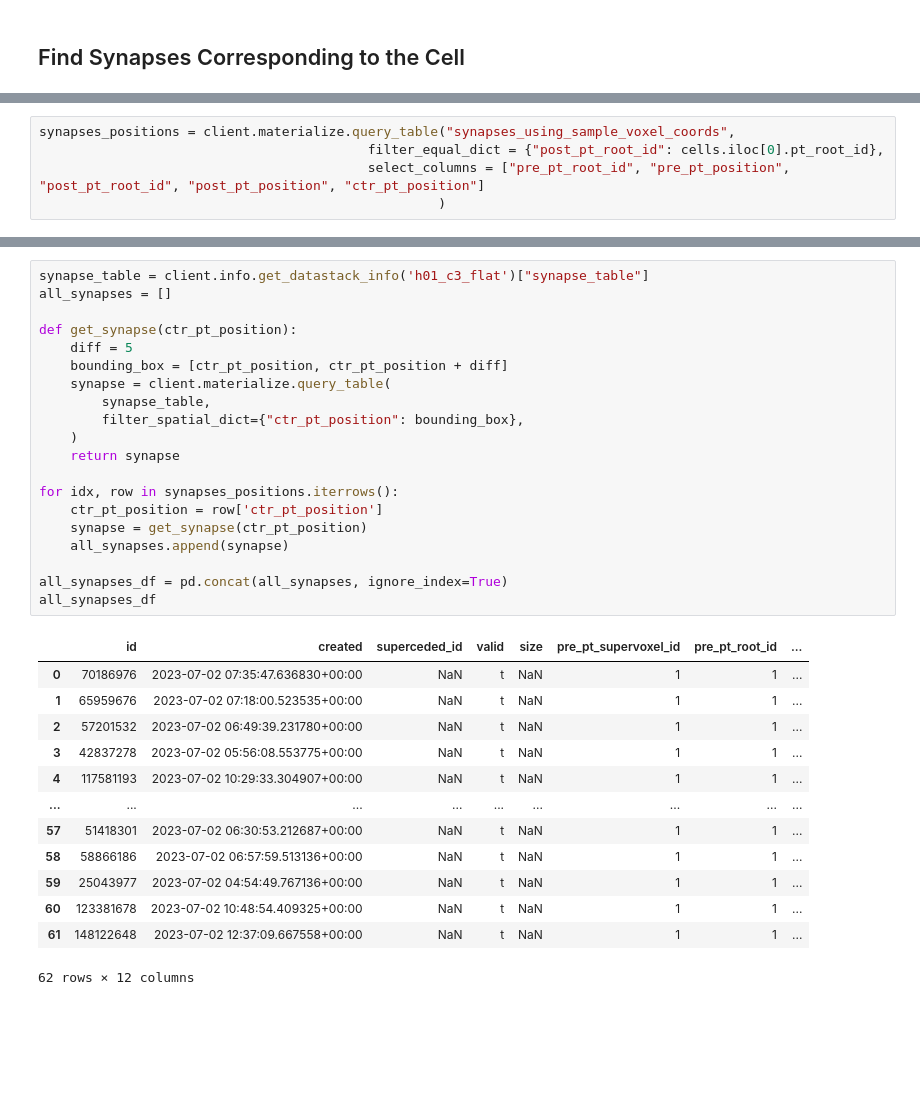
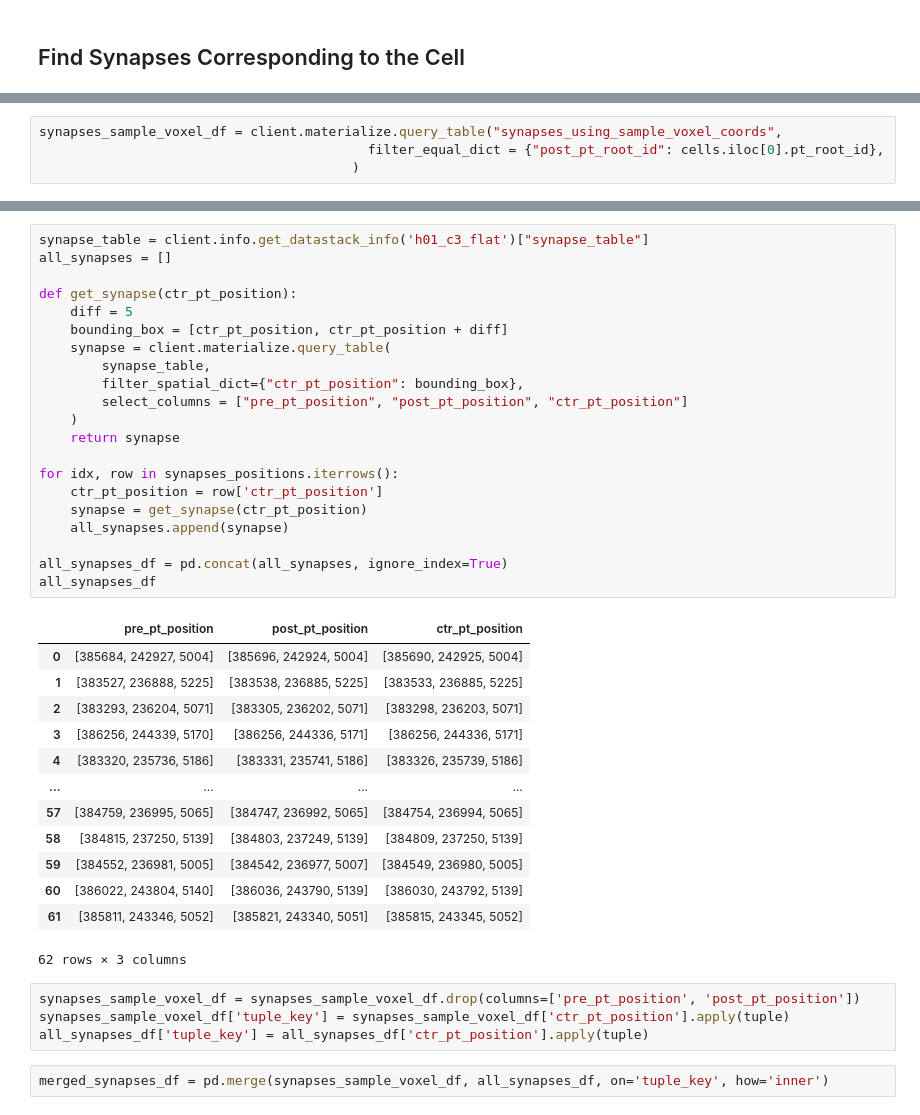
Before and after one commit to VCG/cave-scripts, a Jupyter notebook: notebooks/Query_Synapses.ipynb, the cells around one changed output, grey strips where cells are left out. Saved outputs shown, nothing was run; the diff lists cells and outputs as text; blank space fills up the shorter version.

Commit message:
update query synapses

```diff
--- a/notebooks/Query_Synapses.ipynb
+++ b/notebooks/Query_Synapses.ipynb
@@ -69,8 +70,7 @@ client.materialize.query_table("synapses_using_sample_voxel_coords", limit=3)
 | 1 | 40971525 | 2024-04-12 00:14:40.110821+00:00 | NaN | t | NaN | 122744257927708975 | 864691132202350435 | ... |
 | 2 | 40971526 | 2024-04-12 00:14:40.110821+00:00 | NaN | t | NaN | 106917542483722336 | 864691132270145118 | ... |
 # %%
-synapses_positions = client.materialize.query_table("synapses_using_sample_voxel_coords",
+synapses_sample_voxel_df = client.materialize.query_table("synapses_using_sample_voxel_coords",
                                           filter_equal_dict = {"post_pt_root_id": cells.iloc[0].pt_root_id},
-                                          select_columns = ["pre_pt_root_id", "pre_pt_position", "post_pt_root_id", "post_pt_position", "ctr_pt_position"]
-                                                   )
+                                        )
 # %%
@@ -92,34 +92,41 @@ synapses_positions
 # %%
 synapse_table = client.info.get_datastack_info('h01_c3_flat')["synapse_table"]
 all_synapses = []
 
 def get_synapse(ctr_pt_position):
     diff = 5
     bounding_box = [ctr_pt_position, ctr_pt_position + diff]
     synapse = client.materialize.query_table(
         synapse_table,
         filter_spatial_dict={"ctr_pt_position": bounding_box},
+        select_columns = ["pre_pt_position", "post_pt_position", "ctr_pt_position"]
     )
     return synapse
 
 for idx, row in synapses_positions.iterrows():
     ctr_pt_position = row['ctr_pt_position']
     synapse = get_synapse(ctr_pt_position)
     all_synapses.append(synapse)
 
 all_synapses_df = pd.concat(all_synapses, ignore_index=True)
 all_synapses_df
 # %% [output]
-|  | id | created | superceded_id | valid | size | pre_pt_supervoxel_id | pre_pt_root_id | ... |
-| 0 | 70186976 | 2023-07-02 07:35:47.636830+00:00 | NaN | t | NaN | 1 | 1 | ... |
-| 1 | 65959676 | 2023-07-02 07:18:00.523535+00:00 | NaN | t | NaN | 1 | 1 | ... |
-| 2 | 57201532 | 2023-07-02 06:49:39.231780+00:00 | NaN | t | NaN | 1 | 1 | ... |
-| 3 | 42837278 | 2023-07-02 05:56:08.553775+00:00 | NaN | t | NaN | 1 | 1 | ... |
-| 4 | 117581193 | 2023-07-02 10:29:33.304907+00:00 | NaN | t | NaN | 1 | 1 | ... |
-| ... | ... | ... | ... | ... | ... | ... | ... | ... |
-| 57 | 51418301 | 2023-07-02 06:30:53.212687+00:00 | NaN | t | NaN | 1 | 1 | ... |
-| 58 | 58866186 | 2023-07-02 06:57:59.513136+00:00 | NaN | t | NaN | 1 | 1 | ... |
-| 59 | 25043977 | 2023-07-02 04:54:49.767136+00:00 | NaN | t | NaN | 1 | 1 | ... |
-| 60 | 123381678 | 2023-07-02 10:48:54.409325+00:00 | NaN | t | NaN | 1 | 1 | ... |
-| 61 | 148122648 | 2023-07-02 12:37:09.667558+00:00 | NaN | t | NaN | 1 | 1 | ... |
+|  | pre_pt_position | post_pt_position | ctr_pt_position |
+| 0 | [385684, 242927, 5004] | [385696, 242924, 5004] | [385690, 242925, 5004] |
+| 1 | [383527, 236888, 5225] | [383538, 236885, 5225] | [383533, 236885, 5225] |
+| 2 | [383293, 236204, 5071] | [383305, 236202, 5071] | [383298, 236203, 5071] |
+| 3 | [386256, 244339, 5170] | [386256, 244336, 5171] | [386256, 244336, 5171] |
+| 4 | [383320, 235736, 5186] | [383331, 235741, 5186] | [383326, 235739, 5186] |
+| ... | ... | ... | ... |
+| 57 | [384759, 236995, 5065] | [384747, 236992, 5065] | [384754, 236994, 5065] |
+| 58 | [384815, 237250, 5139] | [384803, 237249, 5139] | [384809, 237250, 5139] |
+| 59 | [384552, 236981, 5005] | [384542, 236977, 5007] | [384549, 236980, 5005] |
+| 60 | [386022, 243804, 5140] | [386036, 243790, 5139] | [386030, 243792, 5139] |
+| 61 | [385811, 243346, 5052] | [385821, 243340, 5051] | [385815, 243345, 5052] |
-62 rows × 12 columns
+62 rows × 3 columns
+# %%
+synapses_sample_voxel_df = synapses_sample_voxel_df.drop(columns=['pre_pt_position', 'post_pt_position'])
+synapses_sample_voxel_df['tuple_key'] = synapses_sample_voxel_df['ctr_pt_position'].apply(tuple)
+all_synapses_df['tuple_key'] = all_synapses_df['ctr_pt_position'].apply(tuple)
+# %%
+merged_synapses_df = pd.merge(synapses_sample_voxel_df, all_synapses_df, on='tuple_key', how='inner')
```
Also changed, not shown: parts of 6 cells of this notebook.
